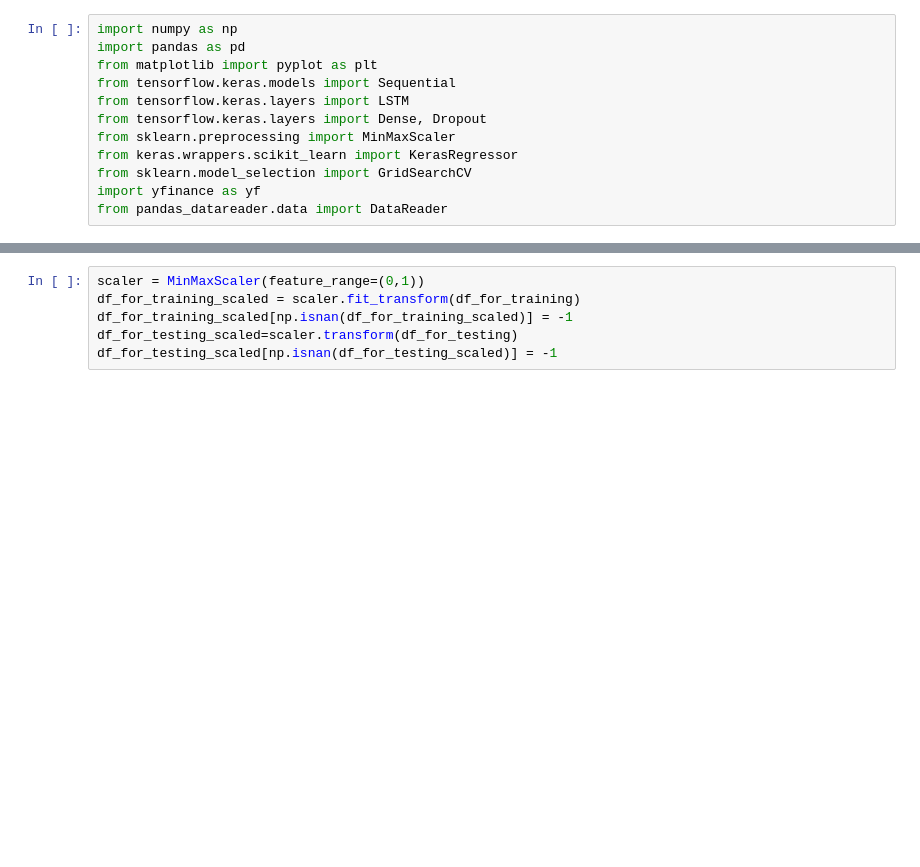
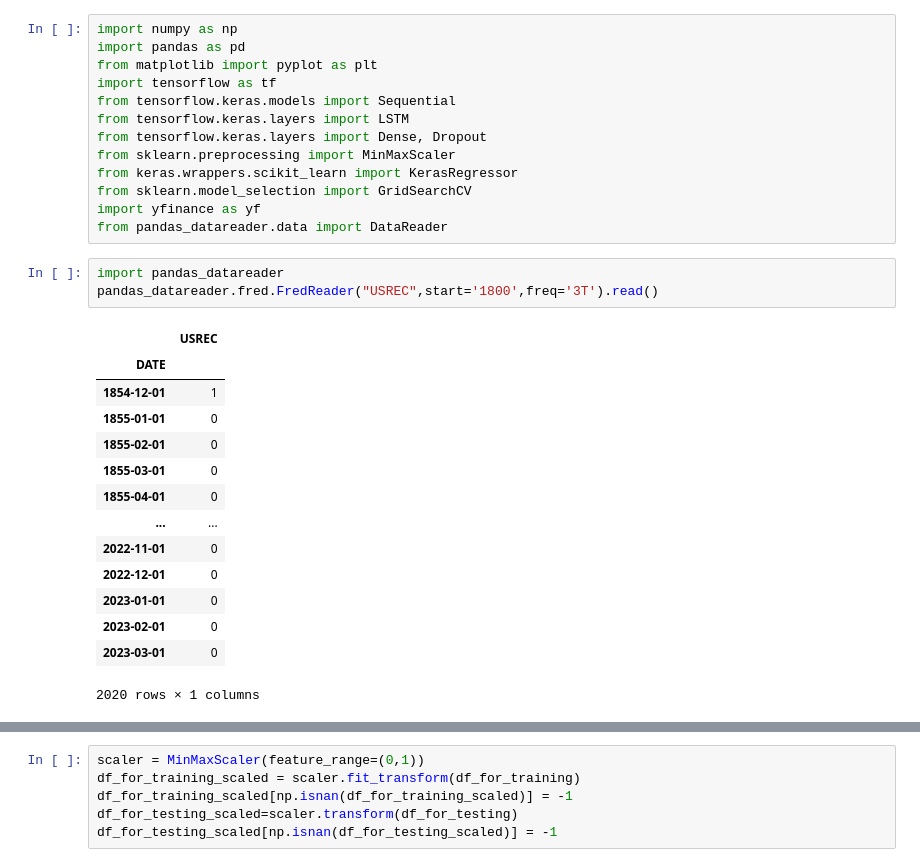
Before and after one commit to AmineMahdioui/projet-de-fin-d-annee, a Jupyter notebook: New try LSTM.ipynb, the cells around one changed output, grey strips where cells are left out. Drawn from its saved outputs; the diff is of its cells as text; blank space fills up the shorter version.

```diff
--- a/New try LSTM.ipynb
+++ b/New try LSTM.ipynb
@@ -2,6 +2,7 @@
 import numpy as np
 import pandas as pd
 from matplotlib import pyplot as plt
+import tensorflow as tf
 from tensorflow.keras.models import Sequential
 from tensorflow.keras.layers import LSTM
 from tensorflow.keras.layers import Dense, Dropout
@@ -10,6 +11,24 @@ from keras.wrappers.scikit_learn import KerasRegressor
 from sklearn.model_selection import GridSearchCV
 import yfinance as yf
 from pandas_datareader.data import DataReader
+# %%
+import pandas_datareader
+pandas_datareader.fred.FredReader("USREC",start='1800',freq='3T').read()
+# %% [output]
+|  | USREC |
+| DATE |  |
+| 1854-12-01 | 1 |
+| 1855-01-01 | 0 |
+| 1855-02-01 | 0 |
+| 1855-03-01 | 0 |
+| 1855-04-01 | 0 |
+| ... | ... |
+| 2022-11-01 | 0 |
+| 2022-12-01 | 0 |
+| 2023-01-01 | 0 |
+| 2023-02-01 | 0 |
+| 2023-03-01 | 0 |
+2020 rows × 1 columns
 # %%
 # df=yf.download("GE")
 # df.head()
```
Also changed, not shown: parts of 13 cells of this notebook.
